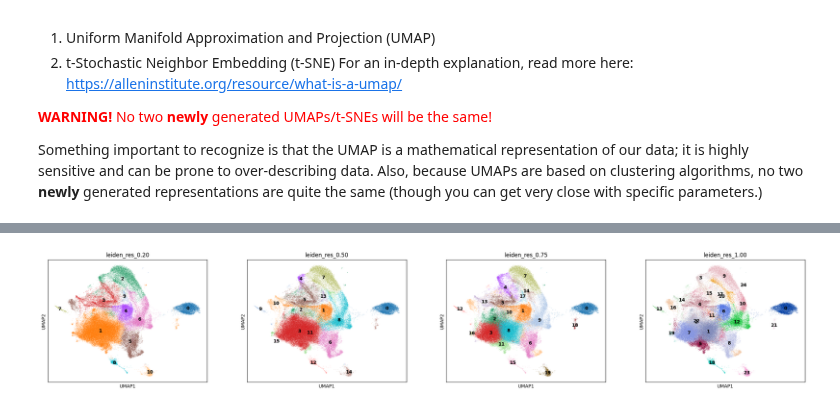
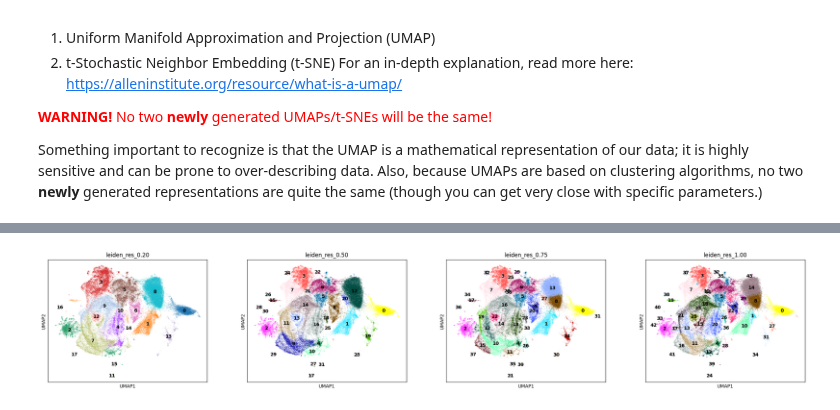
Before and after one commit to hvose-anschutz/viralogue-pipelines, a Jupyter notebook: scRNA-seq-pipeline/scRNA_part1_cellranger.ipynb, the cells around one changed output, grey strips where cells are left out. Cells and saved outputs as stored; diff of their text form; code cells hidden in the pictures.

```diff
--- a/scRNA-seq-pipeline/scRNA_part1_cellranger.ipynb
+++ b/scRNA-seq-pipeline/scRNA_part1_cellranger.ipynb
@@ -197,0 +268,22 @@ NEW SHAPES
+# %%
+for keys,adata_vals in adatas.items():
+    val = re.search(r"sample_(\d+)",keys).group(1)
+    match val:
+            case val if 1<=int(val)<=5:
+                adata_vals.obs["treatment"] = "no_fiber"
+            case val if 6<=int(val)<=10:
+                adata_vals.obs["treatment"] = "amp"
+            case _:
+                adata_vals.obs["treatment"] = "5DPI"
+# %%
+%matplotlib inline
+#attempting a looped clustering cell: i hope this works
+for keys, adata_vals in adatas.items():
+    print(f"SAMPLE ID: {keys}")
+    for res in [0.2, 0.5, 0.75, 1]:
+        sc.pl.umap(sample_adata_mid_filter, color=f"leiden_res_{res:4.2f}")
+        plt.show()
+    print("which resolution is ideal?")
+    new_res = input()
+
+    plt.close()
@@ -411,10 +506,9 @@ sc.pp.log1p(adata_mid_filter)
 adata_cd3.layers["counts"] = adata_cd3.X.copy()
 # %%
 #STEP 10: Normalize and log-scale the data (subsets)
-sc.pp.normalize_total(adata_cd3)
-sc.pp.log1p(adata_cd3)
-# sc.pp.normalize_total(adata_ighm)
-# sc.pp.log1p(adata_ighm)
+adata.layers["counts"] = adata.X.copy()
+sc.pp.normalize_total(adata)
+sc.pp.log1p(adata)
 # %% [markdown]
 ## FEATURE SELECTION
 Even after our normalization and cell filtering, we still have over 20,000 genes contained in our dataset. For the purpose of our analysis, we want to try and reduce the dimensionality of our dataset to only look at the most descriptive and informative genes in our dataset. We can do this by using the built in `sc.pp.highly_variable_genes` function to determine which genes are the most representative of our dataset, based on the `batch_key` parameter. In this example, we want to find the 2000 most highly variable genes per infection type.
@@ -456,13 +556,13 @@ sc.pl.pca_variance_ratio(adata_mid_filter, n_pcs=50, log=True)
 # %%
 # Get PCs from the AnnData object
-pcs = adata_mid_filter.obsm['X_pca']
+pcs = adata.obsm['X_pca']
 print(pcs.shape)  # (n_cells, n_pcs)
 
 # Run Harmony on the PCA embedding
-harmony_out = hm.run_harmony(pcs, adata_mid_filter.obs, "sample", max_iter_harmony=20)
+harmony_out = hm.run_harmony(pcs, adata.obs, "sample", max_iter_harmony=40)
 
 print("finished harmony")
 
 # Store corrected PCs back in the AnnData object
-adata_mid_filter.obsm['X_pca_harmony'] = harmony_out.Z_corr
+adata.obsm['X_pca_harmony'] = harmony_out.Z_corr
 # %% [output]
@@ -596,13 +689,13 @@ adata_filtered.write_h5ad("/projects/hvose@xsede.org/adata_filtered_files/202606
 # %%
 # STEP 3: GENERATE DIFFERENT RESOLUTIONS OF CLUSTERING
 
 for res in [0.2, 0.5, 0.75, 1]:
-    sc.tl.leiden(adata_filtered, key_added=f"leiden_res_{res:4.2f}", resolution=res, flavor="igraph")
+    sc.tl.leiden(adata, key_added=f"leiden_res_{res:4.2f}", resolution=res, flavor="igraph")
 
 sc.pl.umap(
-    adata_filtered,
+    adata,
     color=["leiden_res_0.20", "leiden_res_0.50", "leiden_res_0.75", "leiden_res_1.00"],
     legend_loc="on data",
 )
 # %% [output]
-[figure, old version]
+[figure, new version]
```
Also changed, not shown: parts of 43 cells of this notebook, 8 other files.
